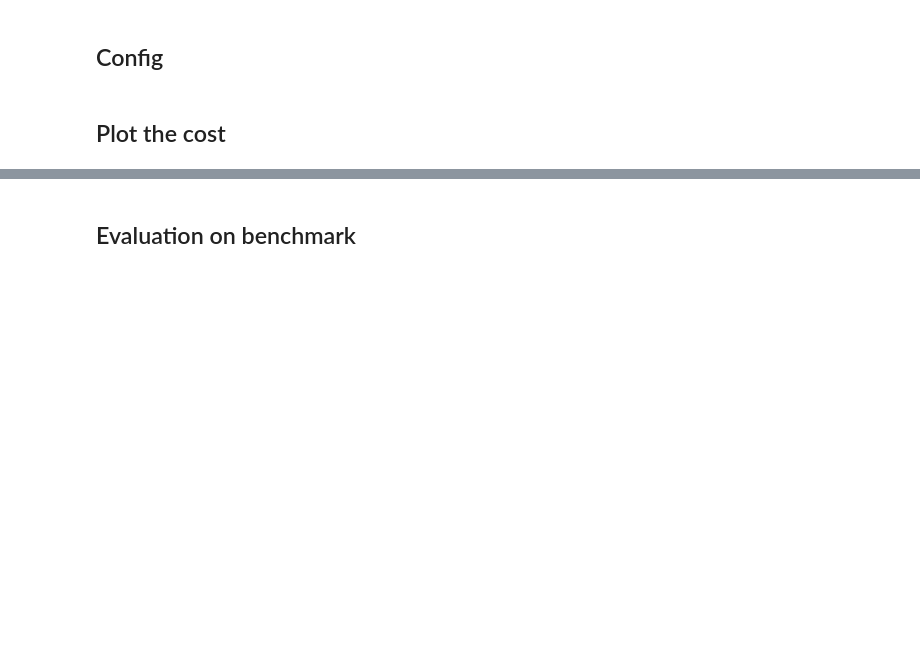
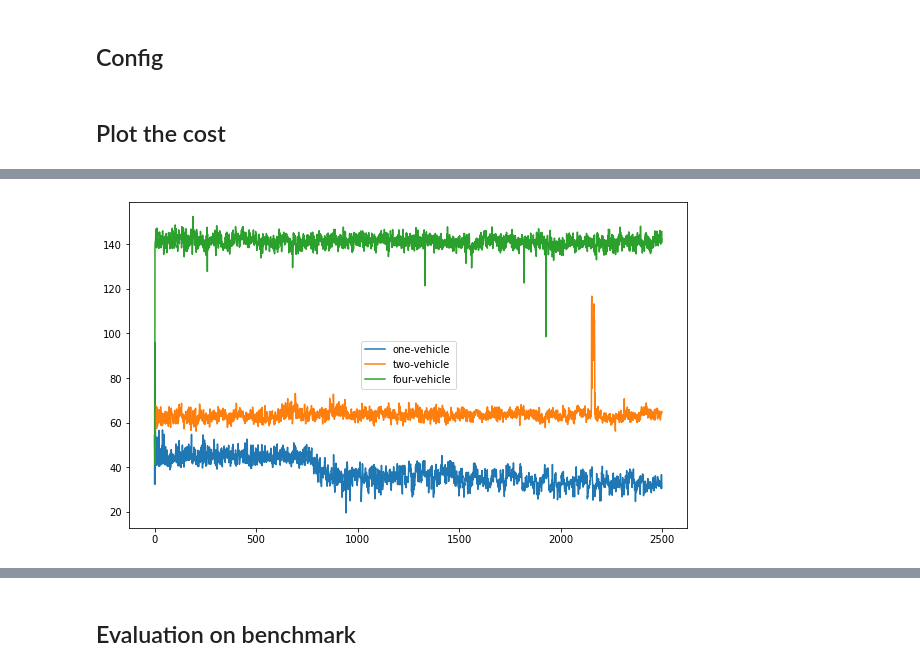
Before and after one commit to amir7697/multi-vehicle_vrp, a Jupyter notebook: evaluation/evaluation.ipynb, the cells around one changed output, grey strips where cells are left out. Saved outputs shown, nothing was run; the diff lists cells and outputs as text; code cells hidden in the pictures; blank space fills up the shorter version.

```diff
--- a/evaluation/evaluation.ipynb
+++ b/evaluation/evaluation.ipynb
@@ -73,0 +71,4 @@ Use eager execution and:
+# %%
+plot_cost(LOG_PATH_LIST, LOG_NAME_LIST, 'avg_early_cost')
+# %% [output]
+[figure, added]
```
Also changed, not shown: parts of 4 cells of this notebook.
